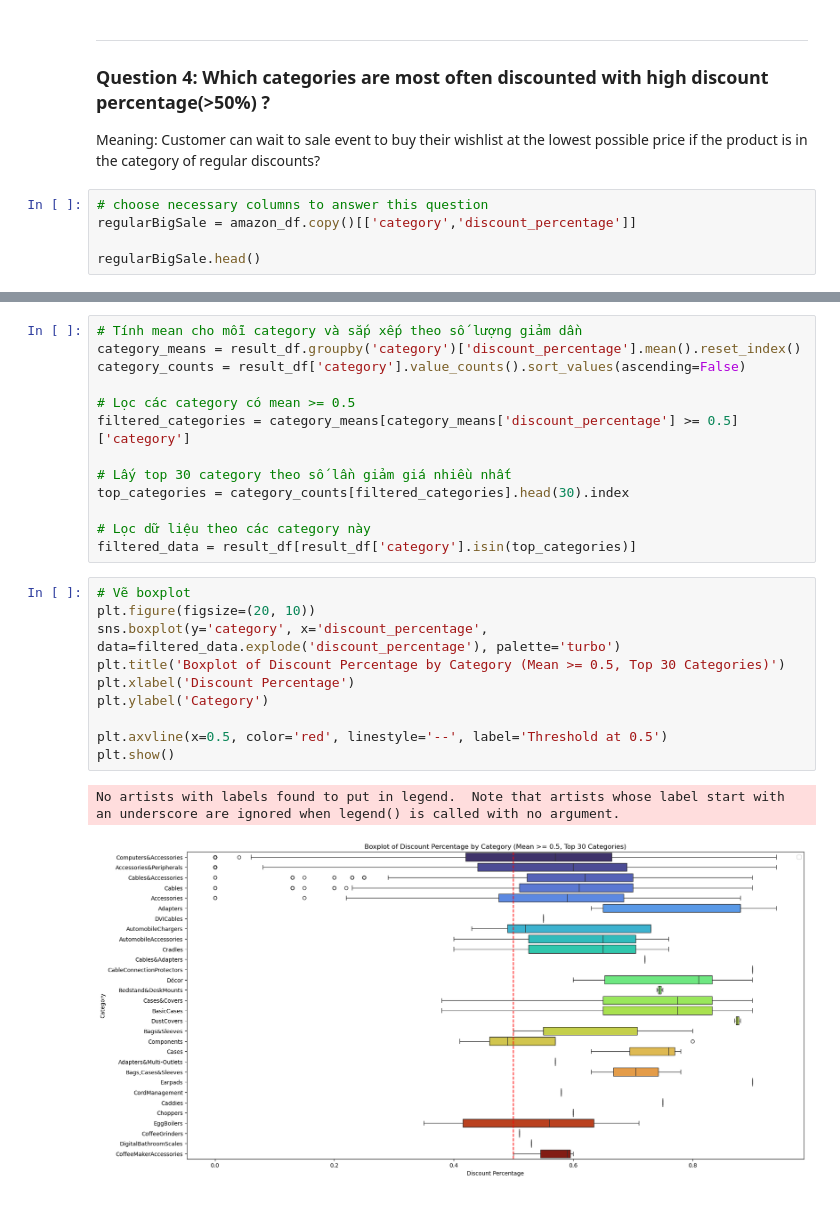
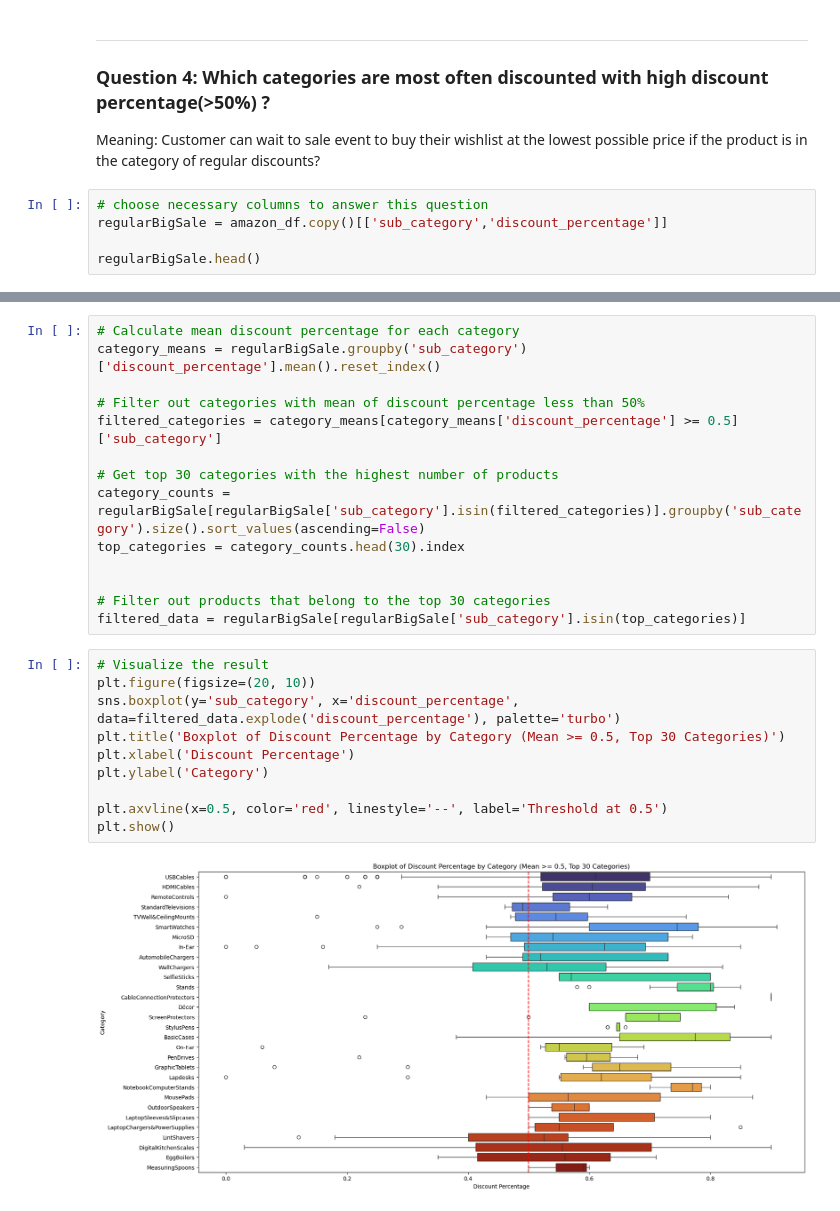
Before and after one commit to buijoe123145/Final_project---Progamming-for-data-science, a Jupyter notebook: src/Final_project.ipynb, the cells around one changed output, grey strips where cells are left out. Saved outputs shown, nothing was run; the diff lists cells and outputs as text.

```diff
--- a/src/Final_project.ipynb
+++ b/src/Final_project.ipynb
@@ -463,7 +463,7 @@ Some insights can be drawn from the chart above:
 Meaning: Customer can wait to sale event to buy their wishlist at the lowest possible price if the product is in the category of regular discounts?
 # %%
 # choose necessary columns to answer this question
-regularBigSale = amazon_df.copy()[['category','discount_percentage']]
+regularBigSale = amazon_df.copy()[['sub_category','discount_percentage']]
 
 regularBigSale.head()
 # %% [output]
@@ -504,26 +476,26 @@ result_df
-# %%
-# Tính mean cho mỗi category và sắp xếp theo số lượng giảm dần
-category_means = result_df.groupby('category')['discount_percentage'].mean().reset_index()
-category_counts = result_df['category'].value_counts().sort_values(ascending=False)
-
-# Lọc các category có mean >= 0.5
-filtered_categories = category_means[category_means['discount_percentage'] >= 0.5]['category']
-
-# Lấy top 30 category theo số lần giảm giá nhiều nhất
-top_categories = category_counts[filtered_categories].head(30).index
-
-# Lọc dữ liệu theo các category này
-filtered_data = result_df[result_df['category'].isin(top_categories)]
+# %%
+# Calculate mean discount percentage for each category
+category_means = regularBigSale.groupby('sub_category')['discount_percentage'].mean().reset_index()
+
+# Filter out categories with mean of discount percentage less than 50%
+filtered_categories = category_means[category_means['discount_percentage'] >= 0.5]['sub_category']
+
+# Get top 30 categories with the highest number of products
+category_counts = regularBigSale[regularBigSale['sub_category'].isin(filtered_categories)].groupby('sub_category').size().sort_values(ascending=False)
+top_categories = category_counts.head(30).index
+
+
+# Filter out products that belong to the top 30 categories
+filtered_data = regularBigSale[regularBigSale['sub_category'].isin(top_categories)]
 # %%
-# Vẽ boxplot
+# Visualize the result
 plt.figure(figsize=(20, 10))
-sns.boxplot(y='category', x='discount_percentage', data=filtered_data.explode('discount_percentage'), palette='turbo')
+sns.boxplot(y='sub_category', x='discount_percentage', data=filtered_data.explode('discount_percentage'), palette='turbo')
 plt.title('Boxplot of Discount Percentage by Category (Mean >= 0.5, Top 30 Categories)')
 plt.xlabel('Discount Percentage')
 plt.ylabel('Category')
 
 plt.axvline(x=0.5, color='red', linestyle='--', label='Threshold at 0.5')
 plt.show()
 # %% [output]
-No artists with labels found to put in legend.  Note that artists whose label start with an underscore are ignored when legend() is called with no argument.
-[figure, old version]
+[figure, new version]
```
Also changed, not shown: parts of 5 cells of this notebook.
